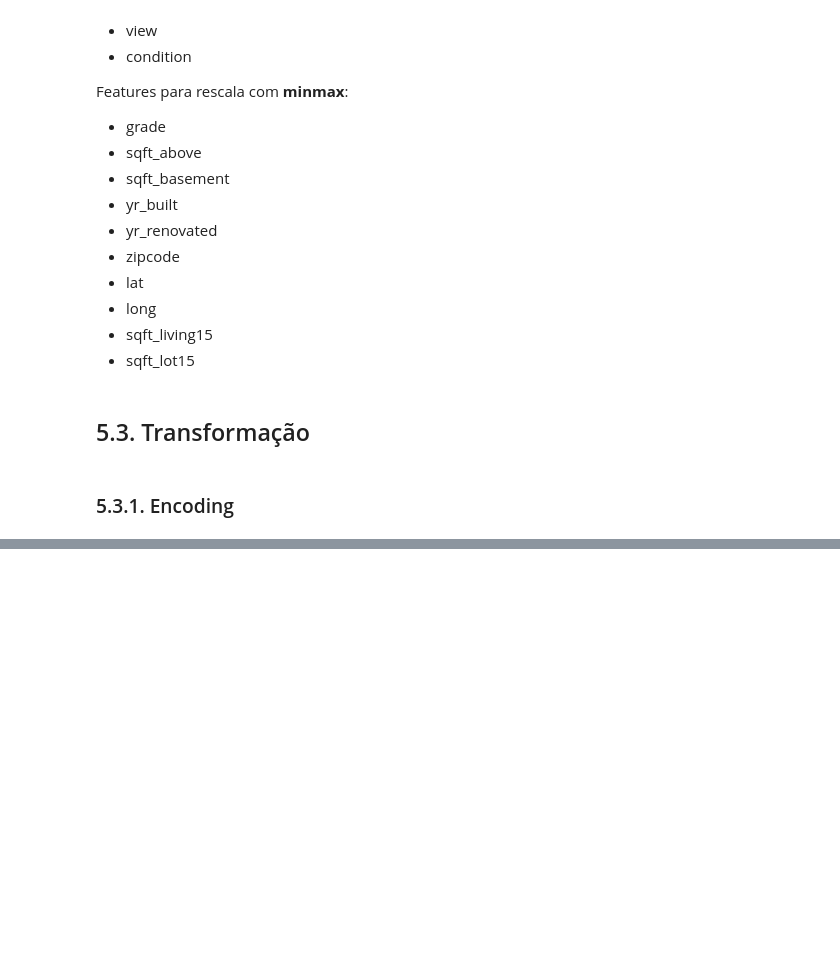
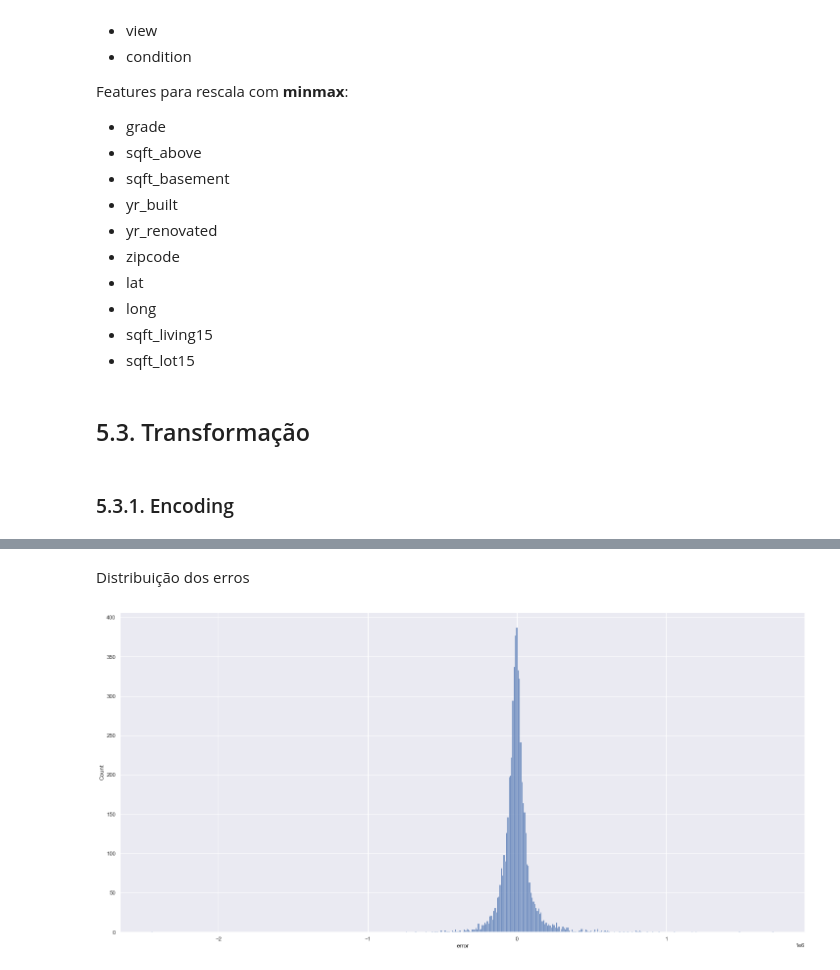
Before and after one commit to daSpinelli/house_rocket, a Jupyter notebook: notebooks/c1_das_modeling.ipynb, the cells around one changed output, grey strips where cells are left out. Cells and saved outputs as stored; diff of their text form; code cells hidden in the pictures; blank space fills up the shorter version.

```diff
--- a/notebooks/c1_das_modeling.ipynb
+++ b/notebooks/c1_das_modeling.ipynb
@@ -761,0 +1222,6 @@ df5 = pd.get_dummies(df5, prefix=['season'], columns=['season'])
+# %% [markdown]
+Distribuição dos erros
+# %%
+sns.histplot(df9['error']);
+# %% [output]
+[figure, added]
```
Also changed, not shown: parts of 79 cells of this notebook.
